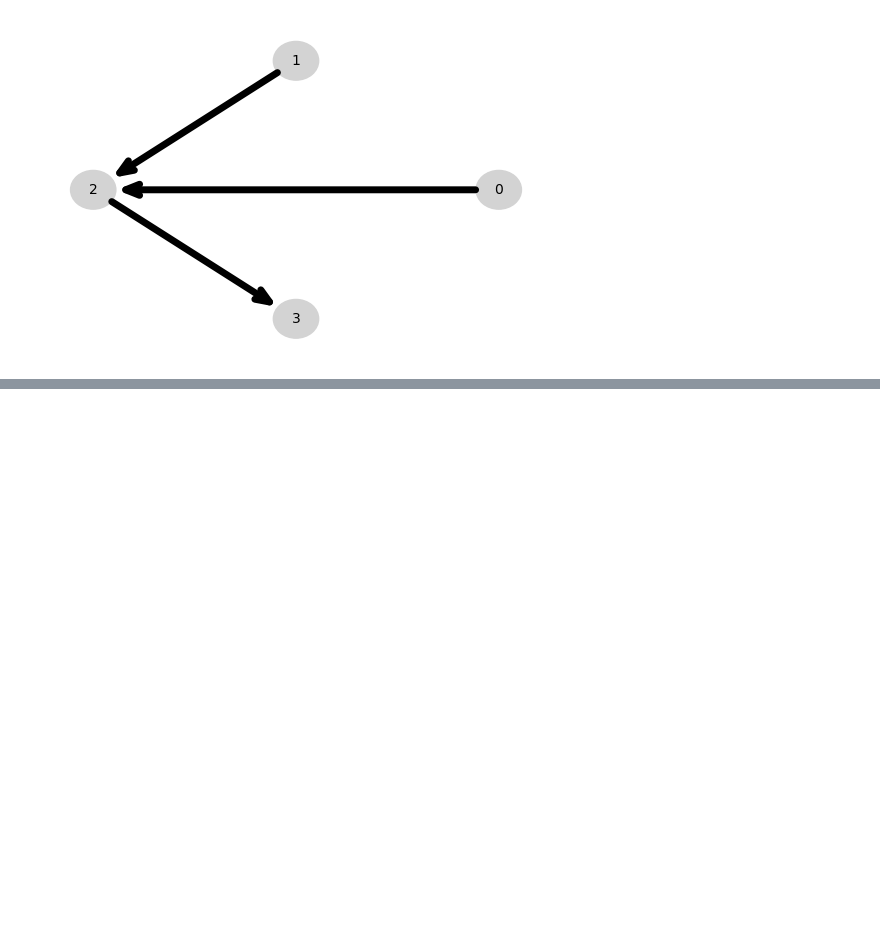
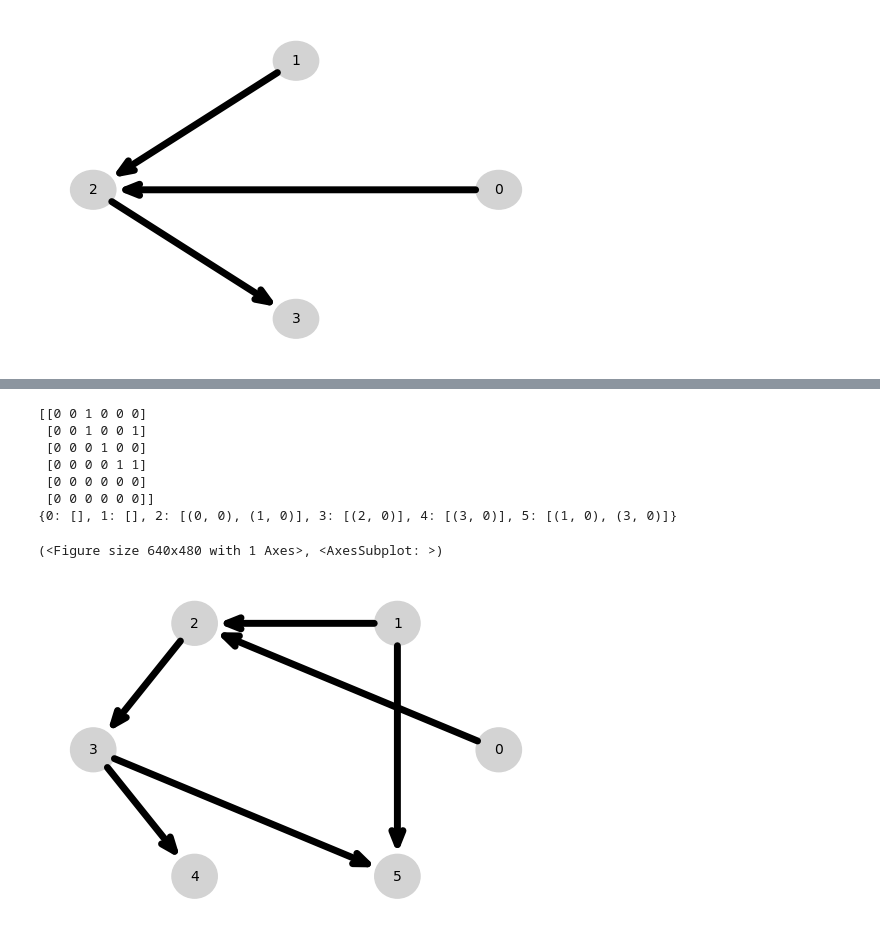
Before and after one commit to chrismatix/blog-projects, a Jupyter notebook: notebooks/pc_alg.ipynb, the cells around one changed output, grey strips where cells are left out. Drawn from its saved outputs; the diff is of its cells as text; code cells hidden in the pictures; blank space fills up the shorter version.

```diff
--- a/notebooks/pc_alg.ipynb
+++ b/notebooks/pc_alg.ipynb
@@ -282,0 +329,17 @@ tp.plot_graph(graph=OracleCI(links=links).graph)
+# %%
+links = {0: [], 1: [], 2: [(0, 0), (1, 0)], 3: [(2, 0)], 4:[(3,0)], 5:[(3,0),(1,0)]}
+pc = PC(6, OracleCI(links=links))
+cpdag, links, graph = pc.run()
+print(cpdag)
+print(links)
+tp.plot_graph(graph)
+# %% [output]
+[[0 0 1 0 0 0]
+ [0 0 1 0 0 1]
+ [0 0 0 1 0 0]
+ [0 0 0 0 1 1]
+ [0 0 0 0 0 0]
+ [0 0 0 0 0 0]]
+{0: [], 1: [], 2: [(0, 0), (1, 0)], 3: [(2, 0)], 4: [(3, 0)], 5: [(1, 0), (3, 0)]}
+(<Figure size 640x480 with 1 Axes>, <AxesSubplot: >)
+[figure, added]
```
Also changed, not shown: parts of 6 cells of this notebook.
